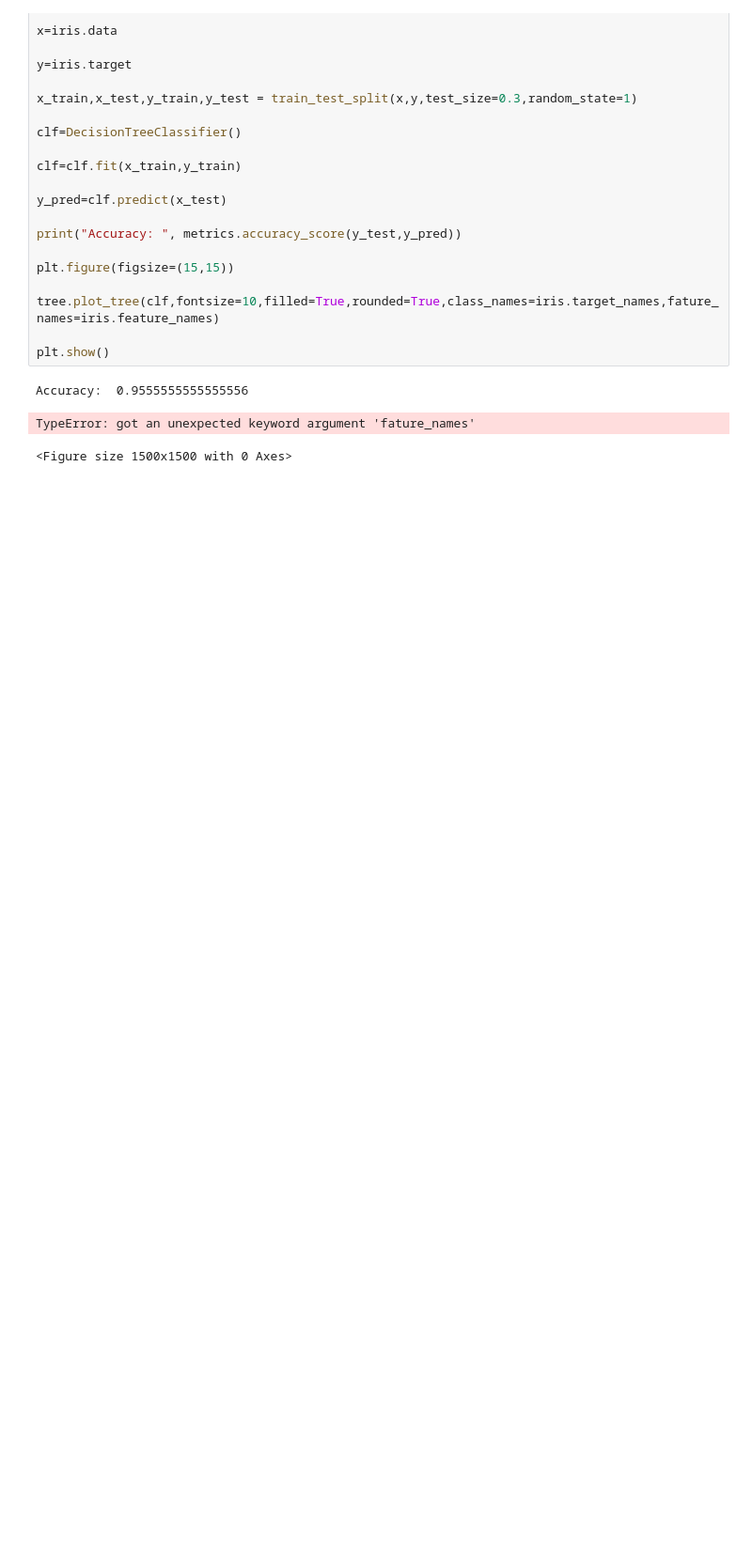
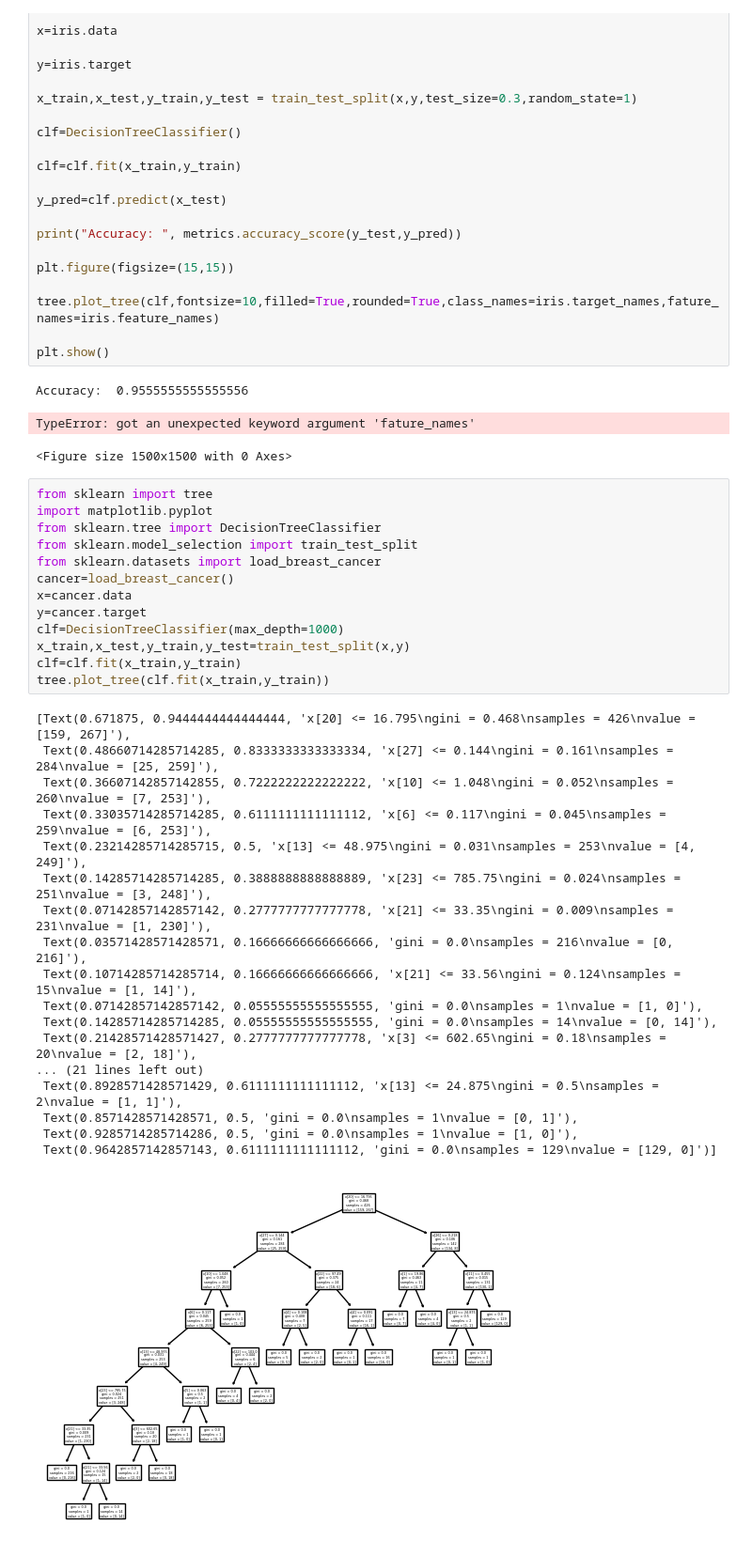
Before and after one commit to ARCHANA-MURALI/Data-science--machine-learning, a Jupyter notebook: Untitled.ipynb, the cells around one changed output. Shown: that part at 94% size. Drawn from its saved outputs; the diff is of its cells as text; blank space fills up the shorter version.

```diff
--- a/Untitled.ipynb
+++ b/Untitled.ipynb
@@ -682,3 +682,35 @@ plt.show()
 Accuracy:  0.9555555555555556
 TypeError: got an unexpected keyword argument 'fature_names'
 <Figure size 1500x1500 with 0 Axes>
+# %%
+from sklearn import tree
+import matplotlib.pyplot
+from sklearn.tree import DecisionTreeClassifier
+from sklearn.model_selection import train_test_split
+from sklearn.datasets import load_breast_cancer
+cancer=load_breast_cancer()
+x=cancer.data
+y=cancer.target
+clf=DecisionTreeClassifier(max_depth=1000)
+x_train,x_test,y_train,y_test=train_test_split(x,y)
+clf=clf.fit(x_train,y_train)
+tree.plot_tree(clf.fit(x_train,y_train))
+# %% [output]
+[Text(0.671875, 0.9444444444444444, 'x[20] <= 16.795\ngini = 0.468\nsamples = 426\nvalue = [159, 267]'),
+ Text(0.48660714285714285, 0.8333333333333334, 'x[27] <= 0.144\ngini = 0.161\nsamples = 284\nvalue = [25, 259]'),
+ Text(0.36607142857142855, 0.7222222222222222, 'x[10] <= 1.048\ngini = 0.052\nsamples = 260\nvalue = [7, 253]'),
+ Text(0.33035714285714285, 0.6111111111111112, 'x[6] <= 0.117\ngini = 0.045\nsamples = 259\nvalue = [6, 253]'),
+ Text(0.23214285714285715, 0.5, 'x[13] <= 48.975\ngini = 0.031\nsamples = 253\nvalue = [4, 249]'),
+ Text(0.14285714285714285, 0.3888888888888889, 'x[23] <= 785.75\ngini = 0.024\nsamples = 251\nvalue = [3, 248]'),
+ Text(0.07142857142857142, 0.2777777777777778, 'x[21] <= 33.35\ngini = 0.009\nsamples = 231\nvalue = [1, 230]'),
+ Text(0.03571428571428571, 0.16666666666666666, 'gini = 0.0\nsamples = 216\nvalue = [0, 216]'),
+ Text(0.10714285714285714, 0.16666666666666666, 'x[21] <= 33.56\ngini = 0.124\nsamples = 15\nvalue = [1, 14]'),
+ Text(0.07142857142857142, 0.05555555555555555, 'gini = 0.0\nsamples = 1\nvalue = [1, 0]'),
+ Text(0.14285714285714285, 0.05555555555555555, 'gini = 0.0\nsamples = 14\nvalue = [0, 14]'),
+ Text(0.21428571428571427, 0.2777777777777778, 'x[3] <= 602.65\ngini = 0.18\nsamples = 20\nvalue = [2, 18]'),
+... (21 lines left out)
+ Text(0.8928571428571429, 0.6111111111111112, 'x[13] <= 24.875\ngini = 0.5\nsamples = 2\nvalue = [1, 1]'),
+ Text(0.8571428571428571, 0.5, 'gini = 0.0\nsamples = 1\nvalue = [0, 1]'),
+ Text(0.9285714285714286, 0.5, 'gini = 0.0\nsamples = 1\nvalue = [1, 0]'),
+ Text(0.9642857142857143, 0.6111111111111112, 'gini = 0.0\nsamples = 129\nvalue = [129, 0]')]
+[figure, added]
```
Also changed, not shown: parts of 2 cells of this notebook.
